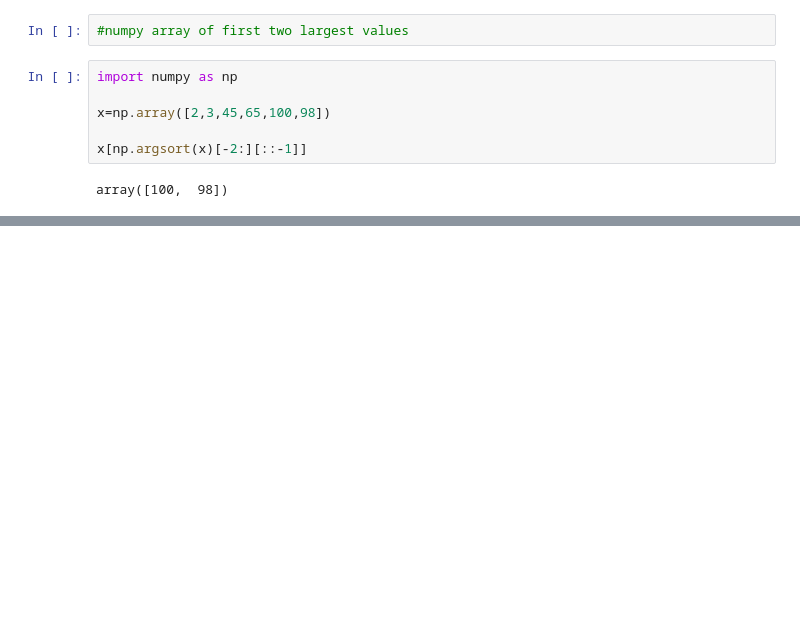
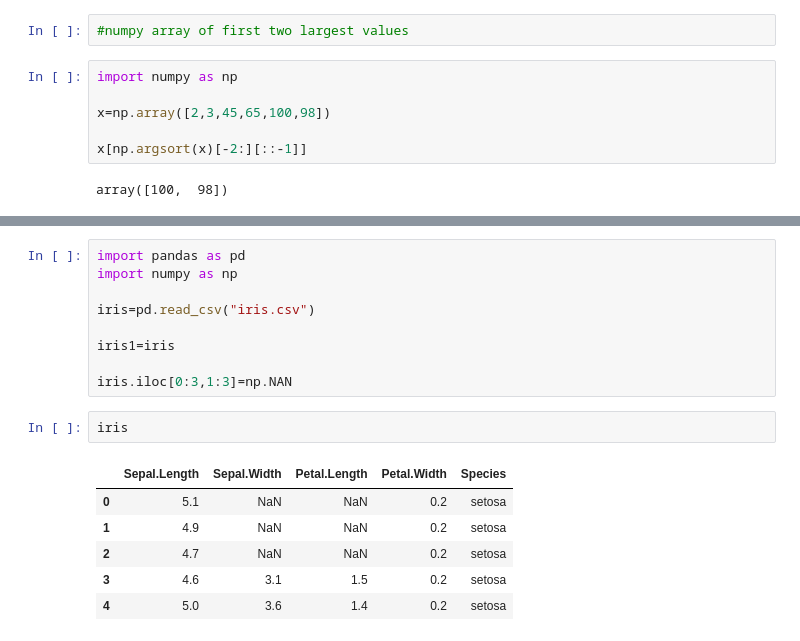
Before and after one commit to himanshudogra/iiec-python-code, a Jupyter notebook: Python Interview Questions.ipynb, the cells around one changed output, grey strips where cells are left out. Cells and saved outputs as stored; diff of their text form; blank space fills up the shorter version.

```diff
--- a/Python Interview Questions.ipynb
+++ b/Python Interview Questions.ipynb
@@ -184,0 +232,18 @@ array([100,  98])
+# %%
+import pandas as pd
+import numpy as np
+
+iris=pd.read_csv("iris.csv")
+
+iris1=iris
+
+iris.iloc[0:3,1:3]=np.NAN
+# %%
+iris
+# %% [output]
+|  | Sepal.Length | Sepal.Width | Petal.Length | Petal.Width | Species |
+| 0 | 5.1 | NaN | NaN | 0.2 | setosa |
+| 1 | 4.9 | NaN | NaN | 0.2 | setosa |
+| 2 | 4.7 | NaN | NaN | 0.2 | setosa |
+| 3 | 4.6 | 3.1 | 1.5 | 0.2 | setosa |
+| 4 | 5.0 | 3.6 | 1.4 | 0.2 | setosa |
```
Also changed, not shown: parts of 37 cells of this notebook.
